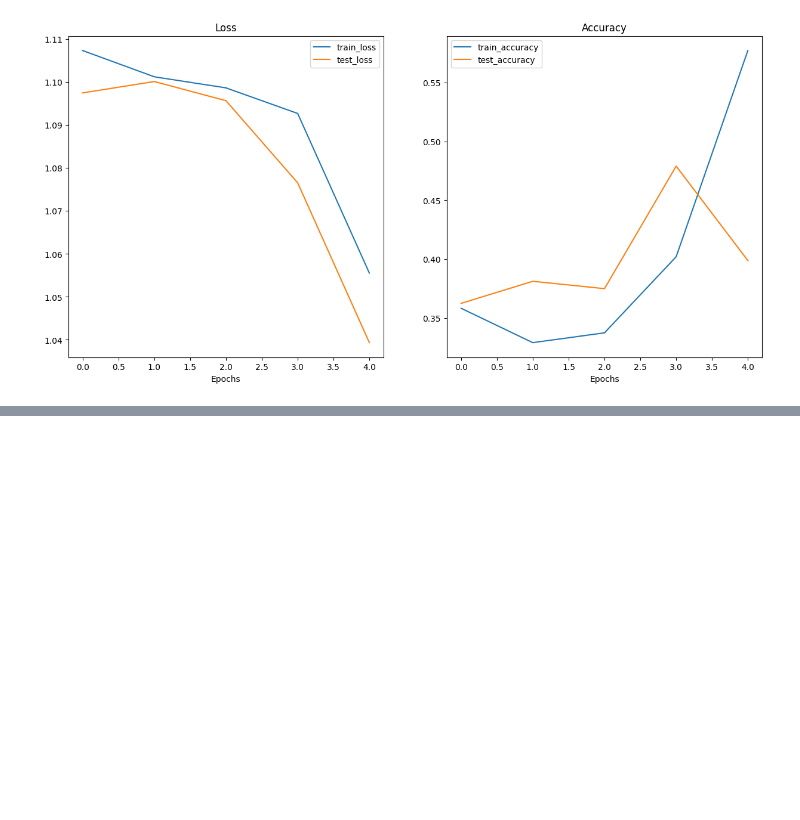
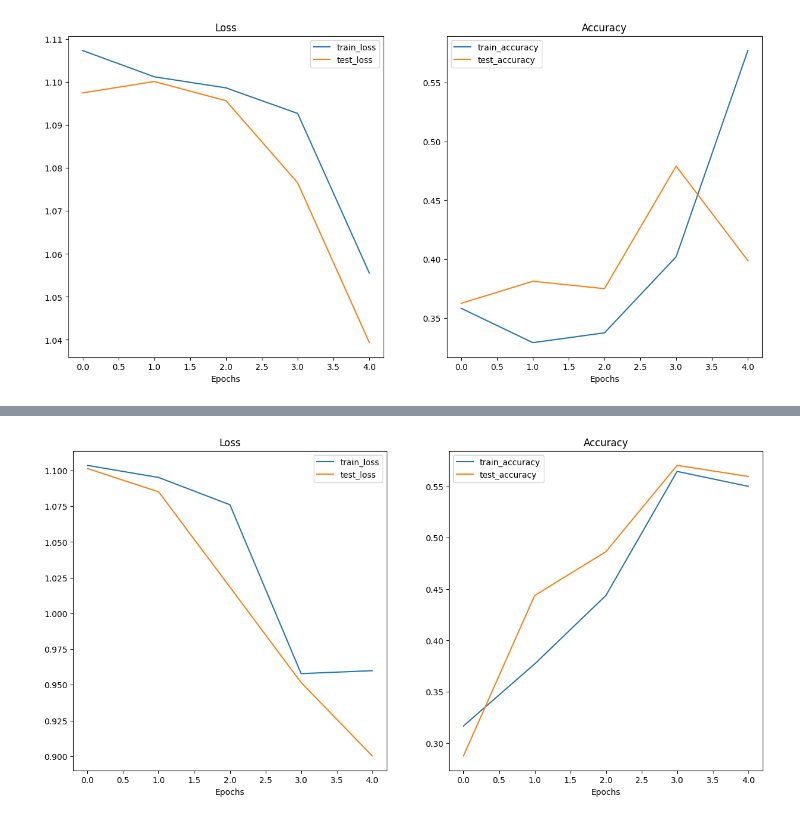
Before and after one commit to AvisarBhandari/Ml, a Jupyter notebook: Custom data/5_pytorch_custom_dataset.ipynb, the cells around one changed output, grey strips where cells are left out. Cells and saved outputs as stored; diff of their text form; code cells hidden in the pictures; blank space fills up the shorter version.

Commit message:
model 1

```diff
--- a/Custom data/5_pytorch_custom_dataset.ipynb
+++ b/Custom data/5_pytorch_custom_dataset.ipynb
@@ -850,0 +875,12 @@ plot_loss_curves(results=model_0_results)
+# %%
+from torchvision import datasets
+train_data_augmentated = datasets.ImageFolder(root=train_dir,transform=train_transform_trivial)
+test_data_simple = datasets.ImageFolder(root=test_dir,transform=test_transfort_simple)
+# %%
+import os
+from torch.utils.data import DataLoader
+BATCH_SIZE = 32
+NUM_WORKERS = os.cpu_count()
+torch.manual_seed(42)
+train_dataloader_augmentated = DataLoader(dataset=train_data_augmentated,batch_size =BATCH_SIZE, shuffle=True,num_workers=NUM_WORKERS)
+test_dataloader_simple = DataLoader(dataset=test_data_simple, batch_size=BATCH_SIZE, shuffle=False, num_workers=NUM_WORKERS)
@@ -850,0 +891,3 @@ plot_loss_curves(results=model_0_results)
+# %%
+model_1 = TinyVGG(input_shape=3, output_shape=len(train_data_augmentated.classes), hidden_units=10).to(device)
+model_1
@@ -850,0 +915,19 @@ plot_loss_curves(results=model_0_results)
+# %%
+torch.manual_seed(42)
+torch.cuda.manual_seed(42)
+
+EPOCHS = 5
+
+loss_fn = nn.CrossEntropyLoss()
+optimizer = torch.optim.Adam(params=model_1.parameters(),lr=0.001)
+
+from timeit import default_timer as timer
+start_time = timer()
+model_1_result = train(model=model_1,
+                       train_dataloader=train_dataloader_augmentated,
+                       test_dataloader=test_dataloader_simple,
+                       optimizer=optimizer,
+                       loss_fn=loss_fn,
+                       epochs=EPOCHS)
+end_time = timer()
+print(f"Total traning time for model_1:{end_time-start_time:.3f} secound")
@@ -850,0 +964,4 @@ plot_loss_curves(results=model_0_results)
+# %%
+plot_loss_curves(model_1_result)
+# %% [output]
+[figure, added]
```
Also changed, not shown: parts of 26 cells of this notebook.
